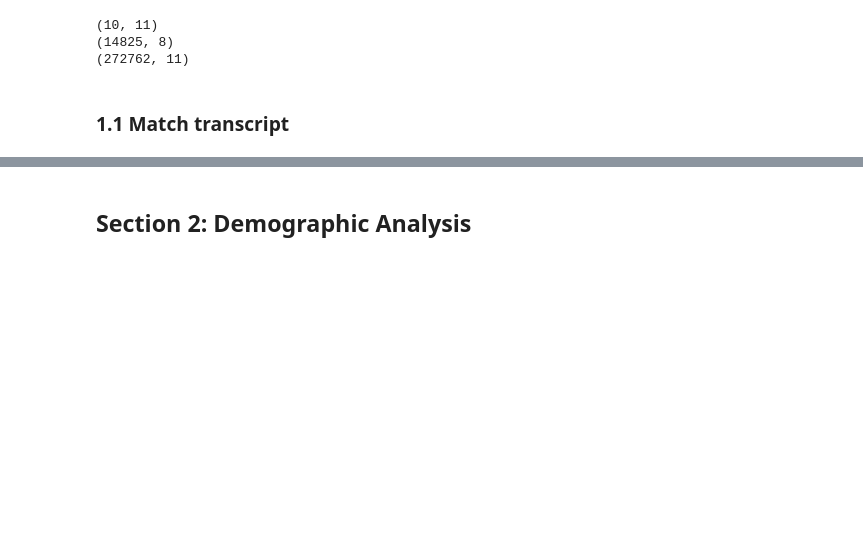
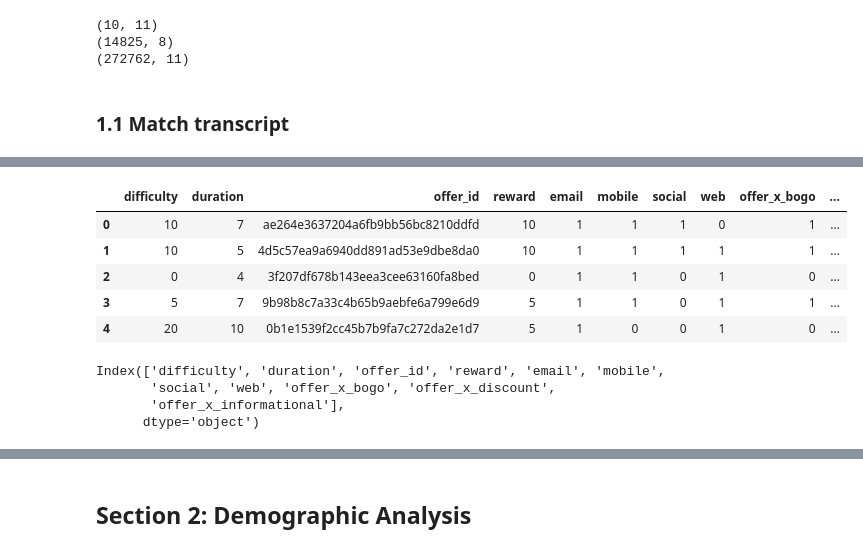
Before and after one commit to TomCanty/StarbucksCapstone, a Jupyter notebook: Starbucks_Capstone_notebook.ipynb, the cells around one changed output, grey strips where cells are left out. Drawn from its saved outputs; the diff is of its cells as text; code cells hidden in the pictures; blank space fills up the shorter version.

Commit message:
wrote cells to pull everything into one table, need to clean up the cells

```diff
--- a/Starbucks_Capstone_notebook.ipynb
+++ b/Starbucks_Capstone_notebook.ipynb
@@ -104,7 +113,22 @@ transcript = pd.read_json('data/transcript.json', orient='records', lines=True)
 <a id='sec_1'></a>
 ## 1. Clean and Organize Data
 # %%
-def clean_and_organize_data(portfolio=portfolio,profile=profile,transcript=transcript):
+def organize_raw_data(portfolio=portfolio,profile=profile,transcript=transcript):
+    ''' This function organizes the raw data via setting datatype, setting indexes, and onehotencoding
+    input: Startbuck challenge raw dataframes: portfolio,profile, and transcrips
+
+    output: (7 dataframes, 3 revised originals and 4 which are filtered versions of transcript)
+    portfolio_new: cleaed portfolio
+    profile_new: cleaned profile
+    transcript_new: cleaned transcript
+    t_offer:
+    t_viewed
+    t_trans
+    t_compl
+
+    '''
+
+
     ## Portfolio
     portfolio.rename(columns={'id':'offer_id'},inplace=True) # match other table
     # one hot encode channels
@@ -115,12 +139,16 @@ def clean_and_organize_data(portfolio=portfolio,profile=profile,transcript=trans
     portfolio = portfolio.merge(pd.get_dummies(portfolio['offer_type'],prefix='offer',prefix_sep='_x_'),left_index=True,right_index=True)
     portfolio.drop(columns='offer_type',inplace=True)
     portfolio.set_index('offer_id')
+
+
     ## Profile
     profile = profile.dropna(axis = 0)
     profile.loc[:,'became_member_on']=pd.to_datetime(profile['became_member_on'],format='%Y%m%d')
     profile = profile.merge(pd.get_dummies(profile['gender'],prefix='gender',prefix_sep='_x_'),left_index=True,right_index=True)
     #profile = profile.drop(columns='gender')
     #profile.set_index('id',inplace=True)
+
+
     ## Transcript
     # expand dict in value to its own columns per dict key
     transcript = transcript.merge(transcript.value.apply(pd.Series),left_index=True,right_index=True)
@@ -136,7 +164,7 @@ def clean_and_organize_data(portfolio=portfolio,profile=profile,transcript=trans
 
     return portfolio,profile,transcript,t_offer,t_viewed,t_trans,t_compl
 # %%
-portfolio_new,profile_new,transcript_new,t_offer,t_viewed,t_trans,t_compl = clean_and_organize_data()
+portfolio_new,profile_new,transcript_new,t_offer,t_viewed,t_trans,t_compl = organize_raw_data()
 # %% [output]
 A value is trying to be set on a copy of a slice from a DataFrame.
 Try using .loc[row_indexer,col_indexer] = value instead
@@ -294,3 +326,19 @@ t_matched2_new.head()
 | 2 | 5 | 389bc3fa690240e798340f5a15918d5c | f19421c1d4aa40978ebb69ca19b0e20d | 0 | 120 | 120 | 0 | 60.0 | 32625.0 | ... |
 | 3 | 7 | 2eeac8d8feae4a8cad5a6af0499a211d | 3f207df678b143eea3cee63160fa8bed | 0 | 96 | 96 | 0 | NaN | NaN | ... |
 | 4 | 8 | aa4862eba776480b8bb9c68455b8c2e1 | 0b1e1539f2cc45b7b9fa7c272da2e1d7 | 0 | 240 | 240 | 0 | 210.0 | 83400.0 | ... |
+# %%
+portfolio_new.head()
+# %% [output]
+|  | difficulty | duration | offer_id | reward | email | mobile | social | web | offer_x_bogo | ... |
+| 0 | 10 | 7 | ae264e3637204a6fb9bb56bc8210ddfd | 10 | 1 | 1 | 1 | 0 | 1 | ... |
+| 1 | 10 | 5 | 4d5c57ea9a6940dd891ad53e9dbe8da0 | 10 | 1 | 1 | 1 | 1 | 1 | ... |
+| 2 | 0 | 4 | 3f207df678b143eea3cee63160fa8bed | 0 | 1 | 1 | 0 | 1 | 0 | ... |
+| 3 | 5 | 7 | 9b98b8c7a33c4b65b9aebfe6a799e6d9 | 5 | 1 | 1 | 0 | 1 | 1 | ... |
+| 4 | 20 | 10 | 0b1e1539f2cc45b7b9fa7c272da2e1d7 | 5 | 1 | 0 | 0 | 1 | 0 | ... |
+# %%
+portfolio_new.columns
+# %% [output]
+Index(['difficulty', 'duration', 'offer_id', 'reward', 'email', 'mobile',
+       'social', 'web', 'offer_x_bogo', 'offer_x_discount',
+       'offer_x_informational'],
+      dtype='object')
```
Also changed, not shown: parts of 70 cells of this notebook, 2 other files.
